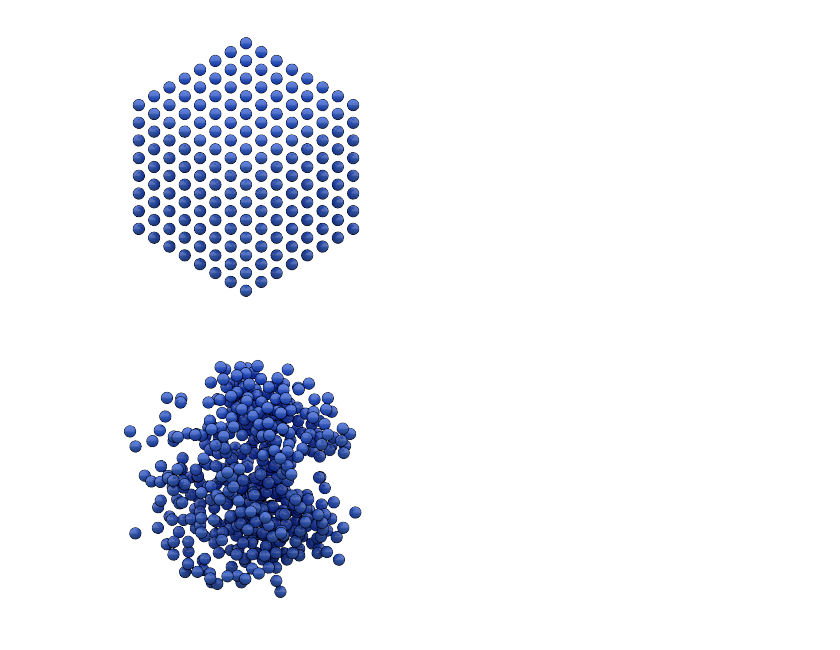
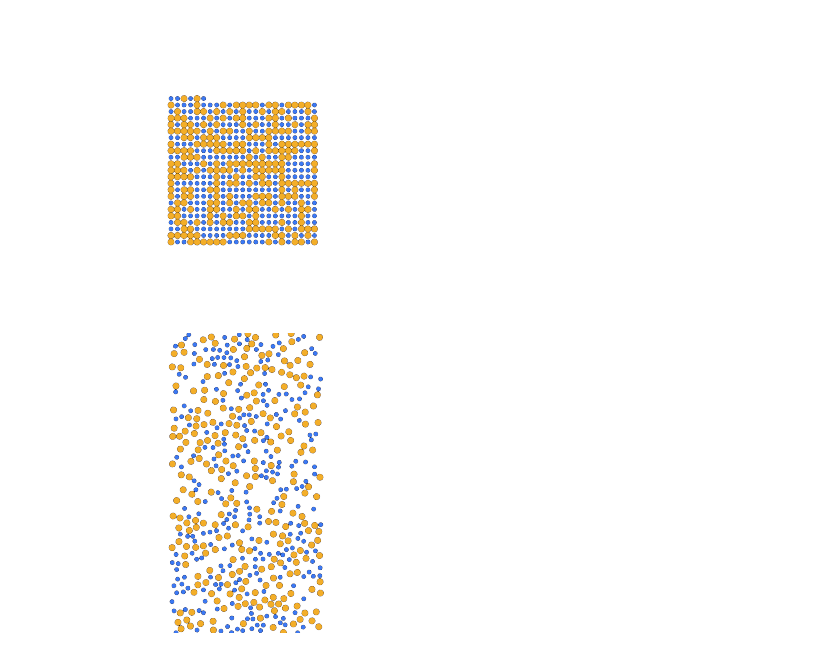
Before and after one commit to ianrgraham/monk, a Jupyter notebook: experiments/friction/test-3d.ipynb, the cells around one changed output. Drawn from its saved outputs; the diff is of its cells as text; code cells hidden in the pictures.

```diff
--- a/experiments/friction/test-3d.ipynb
+++ b/experiments/friction/test-3d.ipynb
@@ -25,20 +26,25 @@ snap.particles.moment_inertia = N*[[1, 1, 1]]
 
 sim.create_state_from_snapshot(snap)
 # %%
-ex_render.render_sphere_frame(frame=sim.state.get_snapshot())
+ex_render.render_disk_frame(frame=sim.state.get_snapshot())
 # %% [output]
-[figure, old version]
+[figure, new version]
 # %%
 # thermalize the system
 
-integrator = hoomd.md.Integrator(dt=0.0025, integrate_rotational_dof=False)
-nvt = hoomd.md.methods.NVT(hoomd.filter.All(), 1.0, 0.25)
+integrator = hoomd.md.Integrator(dt=0.01, integrate_rotational_dof=False)
+nvt = hoomd.md.methods.NVT(hoomd.filter.All(), 0.01, 1.0)
 tree = hoomd.md.nlist.Tree(0.3)
-# flj = ppair.FrictionLJ(tree, default_r_cut=2.5, mode="shift")
-# flj.params[('A', 'A')] = dict(epsilon=1.0, aes=1.0, sigma=1.0, delta=0.0, mus=0.0, mur=np.inf, ks=0.0, kr=10.0)
+flj = ppair.HarmHPF(tree, default_r_cut=1.0, mode="none")
+flj.params[('A', 'A')] = dict(k=10.0, rcut=1.0)
+flj.r_cut[('A', 'A')] = 1.0
+flj.params[('A', 'B')] = dict(k=10.0, rcut=1.2)
+flj.r_cut[('A', 'B')] = 1.2
+flj.params[('B', 'B')] = dict(k=10.0, rcut=1.4)
+flj.r_cut[('B', 'B')] = 1.4
 
-flj = hoomd.md.pair.LJ(tree, default_r_cut=2.5)
-flj.params[('A', 'A')] = dict(epsilon=1.0, sigma=1.0)
+# flj = hoomd.md.pair.LJ(tree, default_r_cut=2.5)
+# flj.params[('A', 'A')] = dict(epsilon=1.0, sigma=1.0)
 
 
 integrator.forces = [flj]
@@ -50,9 +56,9 @@ sim.run(0)
 
 nvt.thermalize_thermostat_dof()
 
-sim.run(40_000)
+sim.run(10_000)
 # %%
-ex_render.render_sphere_frame(frame=sim.state.get_snapshot())
+ex_render.render_disk_frame(frame=sim.state.get_snapshot())
 # %% [output]
-[figure, old version]
+[figure, new version]
 # %%
```
Also changed, not shown: parts of 15 cells of this notebook, 18 other files.
